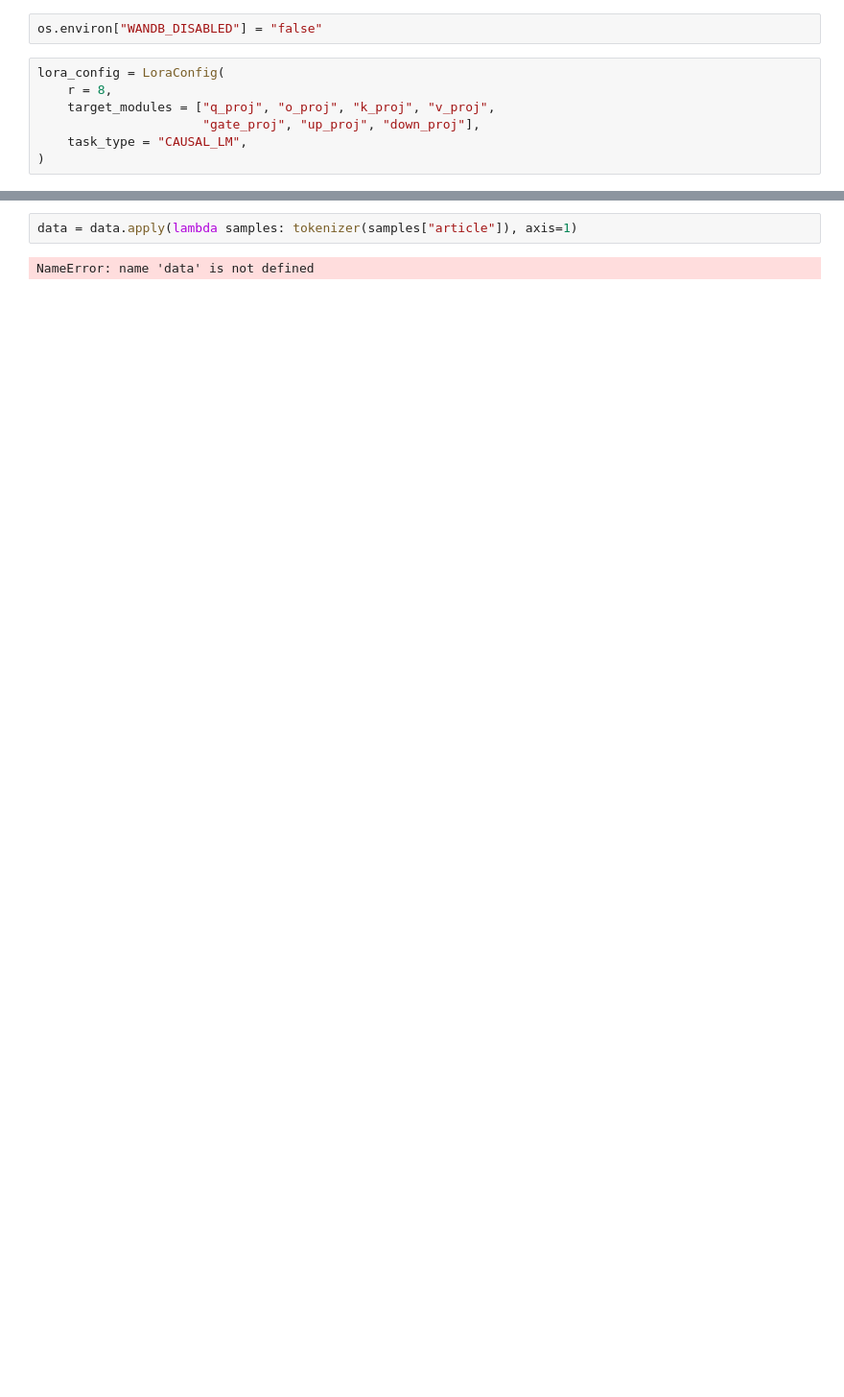
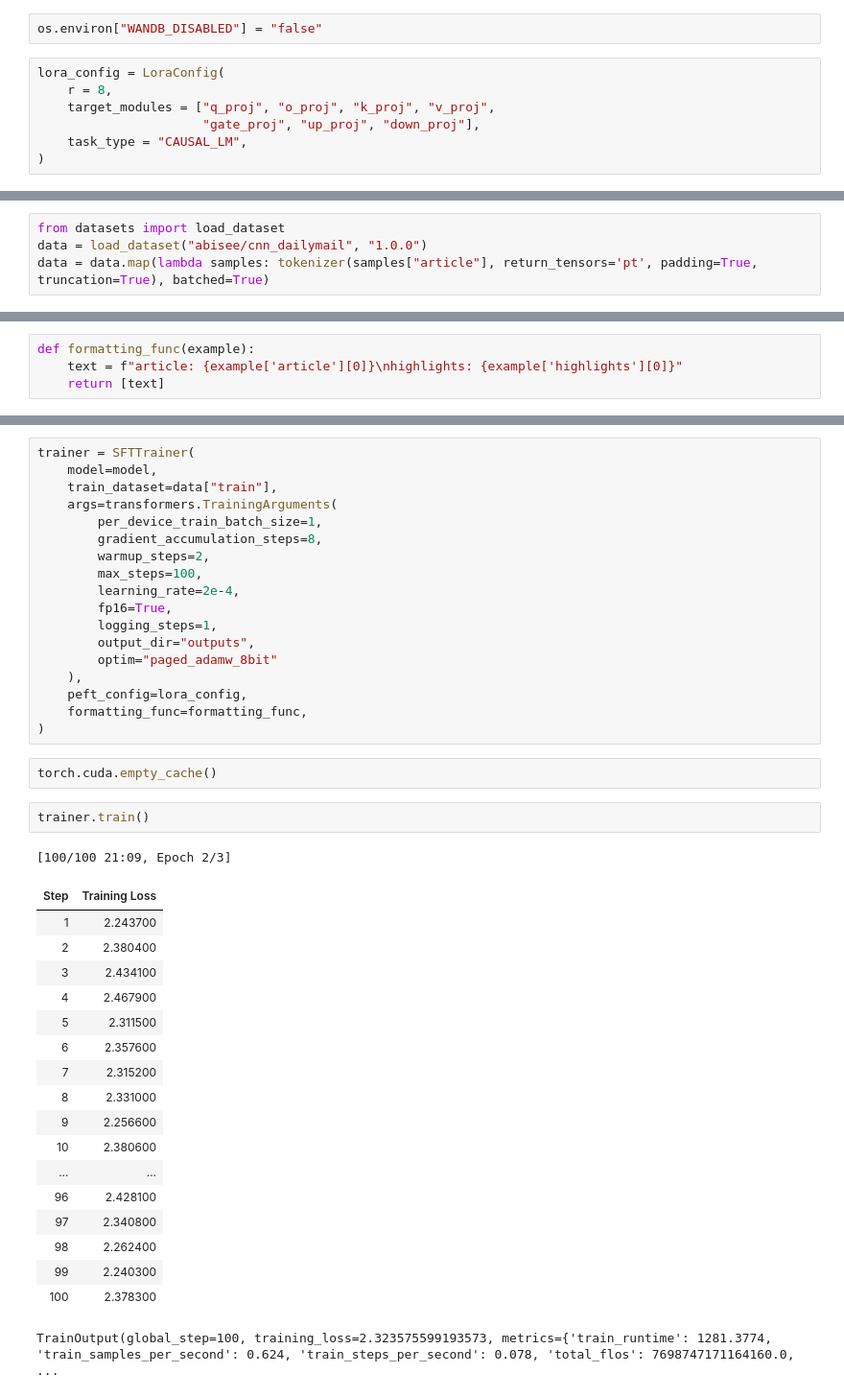
Before and after one commit to ahatasham5/NewspaperSummarizationLLM, a Jupyter notebook: Newspaper_Summarize_LLM.ipynb, the cells around one changed output, grey strips where cells are left out. Shown at 96% size. Drawn from its saved outputs; the diff is of its cells as text; blank space fills up the shorter version.

```diff
--- a/Newspaper_Summarize_LLM.ipynb
+++ b/Newspaper_Summarize_LLM.ipynb
@@ -71,0 +47,4 @@ data = pd.read_csv('cnn_dailymail/train.csv')
+# %%
+from datasets import load_dataset
+data = load_dataset("abisee/cnn_dailymail", "1.0.0")
+data = data.map(lambda samples: tokenizer(samples["article"], return_tensors='pt', padding=True, truncation=True), batched=True)
@@ -72 +53,5 @@ data = pd.read_csv('cnn_dailymail/train.csv')
+# %%
+def formatting_func(example):
+    text = f"article: {example['article'][0]}\nhighlights: {example['highlights'][0]}"
+    return [text]
 # %%
@@ -88,4 +64,42 @@ data
-# %%
-data = data.apply(lambda samples: tokenizer(samples["article"]), axis=1)
-# %% [output]
-NameError: name 'data' is not defined
+# %%
+trainer = SFTTrainer(
+    model=model,
+    train_dataset=data["train"],
+    args=transformers.TrainingArguments(
+        per_device_train_batch_size=1,
+        gradient_accumulation_steps=8,
+        warmup_steps=2,
+        max_steps=100,
+        learning_rate=2e-4,
+        fp16=True,
+        logging_steps=1,
+        output_dir="outputs",
+        optim="paged_adamw_8bit"
+    ),
+    peft_config=lora_config,
+    formatting_func=formatting_func,
+)
+# %%
+torch.cuda.empty_cache()
+# %%
+trainer.train()
+# %% [output]
+[100/100 21:09, Epoch 2/3]
+| Step | Training Loss |
+| 1 | 2.243700 |
+| 2 | 2.380400 |
+| 3 | 2.434100 |
+| 4 | 2.467900 |
+| 5 | 2.311500 |
+| 6 | 2.357600 |
+| 7 | 2.315200 |
+| 8 | 2.331000 |
+| 9 | 2.256600 |
+| 10 | 2.380600 |
+| ... | ... |
+| 96 | 2.428100 |
+| 97 | 2.340800 |
+| 98 | 2.262400 |
+| 99 | 2.240300 |
+| 100 | 2.378300 |
+TrainOutput(global_step=100, training_loss=2.323575599193573, metrics={'train_runtime': 1281.3774, 'train_samples_per_second': 0.624, 'train_steps_per_second': 0.078, 'total_flos': 7698747171164160.0, ...
```
Also changed, not shown: parts of 10 cells of this notebook.
